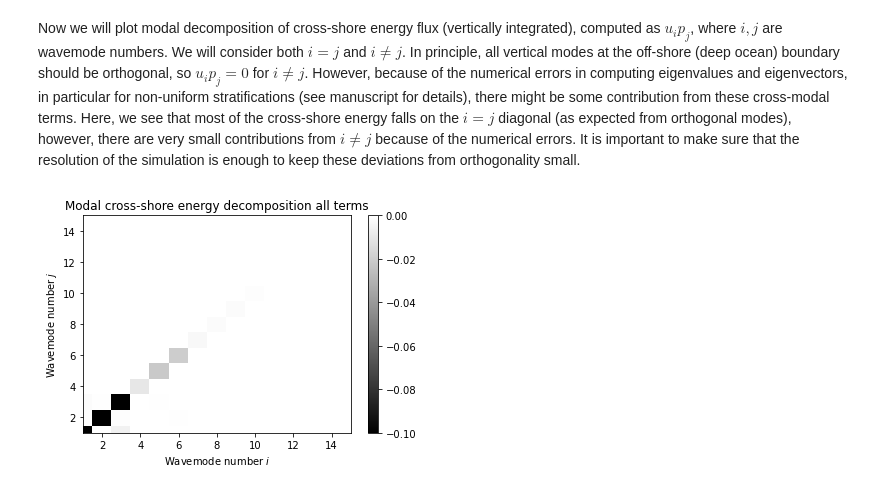
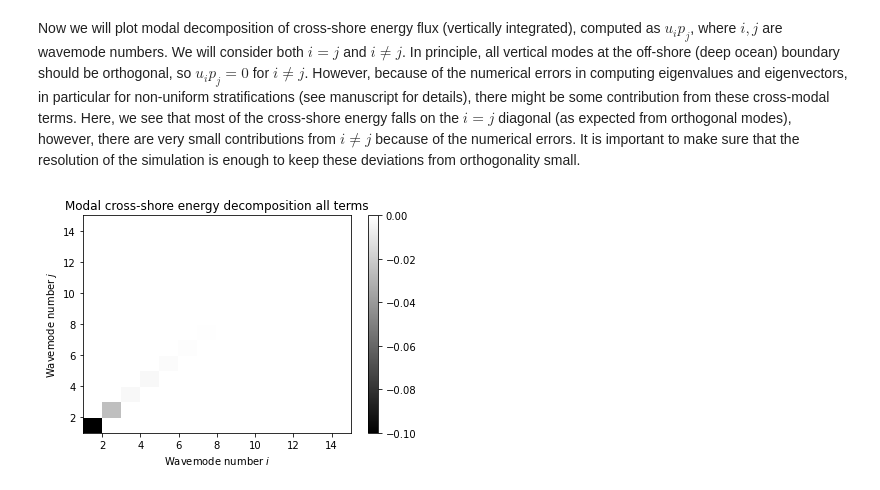
Before and after one commit to bzemskova/coastal_internal_tides, a Jupyter notebook: python_post_processing/plot_example_simulation.ipynb, the cells around one changed output. Drawn from its saved outputs; the diff is of its cells as text; code cells hidden in the pictures.

```diff
--- a/python_post_processing/plot_example_simulation.ipynb
+++ b/python_post_processing/plot_example_simulation.ipynb
@@ -8,7 +8,7 @@ from scipy.io import loadmat
 # %% [markdown]
 Open Matfile using loadmat module and extract all the data from the loaded dictionary.
 # %%
-set_up_data = loadmat('../data/example_data_600_200.mat')
+set_up_data = loadmat('../data/example_data_400_200.mat') #this is a dictionary
 # %%
 #SET-UP VARIABLES
 L = set_up_data['L'] #domain size (m): size[1,]
@@ -141,16 +145,16 @@ ax0.set_xticks(range(1,20));
 Now we will plot modal decomposition of cross-shore energy flux (vertically integrated), computed as $u_i p_j$, where $i,j$ are wavemode numbers. We will consider both $i=j$ and $i\neq j$. In principle, all vertical modes at the off-shore (deep ocean) boundary should be orthogonal, so $u_i p_j=0$ for $i\neq j$. However, because of the numerical errors in computing eigenvalues and eigenvectors, in particular for non-uniform stratifications (see manuscript for details), there might be some contribution from these cross-modal terms. Here, we see that most of the cross-shore energy falls on the $i=j$ diagonal (as expected from orthogonal modes), however, there are very small contributions from $i\neq j$ because of the numerical errors. It is important to make sure that the resolution of the simulation is enough to keep these deviations from orthogonality small.
 # %%
 fig, ax0 = plt.subplots()
-im = ax0.pcolormesh(range(1,up_modal_integrated.shape[1]+1),
-                    range(1,up_modal_integrated.shape[1]+1),
+im = ax0.pcolormesh(range(0,up_modal_integrated.shape[1]),
+                    range(0,up_modal_integrated.shape[1]),
                     up_modal_all/1e3,shading='auto',
                    cmap=plt.get_cmap('gray'),
                    vmin=-0.1, vmax=0)
 fig.colorbar(im, ax=ax0)
 ax0.set_xlim((1,15));
 ax0.set_ylim((1,15));
 ax0.set_xlabel('Wavemode number $i$');
 ax0.set_ylabel('Wavemode number $j$');
 ax0.set_title('Modal cross-shore energy decomposition all terms');
 # %% [output]
-[figure, old version]
+[figure, new version]
```
Also changed, not shown: parts of 11 cells of this notebook, 6 other files.
